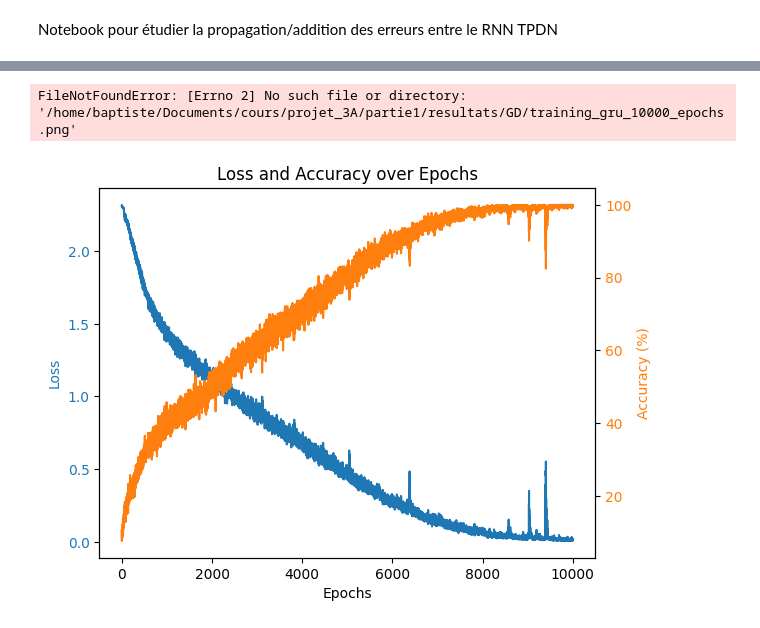
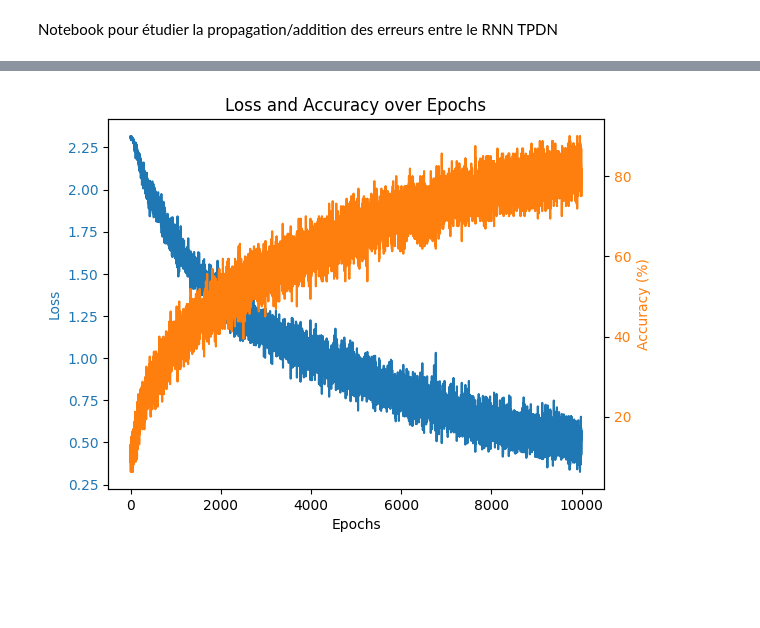
Before and after one commit to baptxste/projet_3A, a Jupyter notebook: partie1/prop_error.ipynb, the cells around one changed output, grey strips where cells are left out. Drawn from its saved outputs; the diff is of its cells as text; code cells hidden in the pictures; blank space fills up the shorter version.

```diff
--- a/partie1/prop_error.ipynb
+++ b/partie1/prop_error.ipynb
@@ -63,10 +67,11 @@ class GRUDecoderGD(nn.Module):
     def __init__(self, emb_size, hidden_size, output_size, num_layers):
         super().__init__()
         self.hidden_size = hidden_size
-        self.num_layers = 5
+        self.num_layers = num_layers
         self.rnn = nn.GRU(hidden_size, hidden_size, batch_first=True, num_layers=self.num_layers)
         self.out = nn.Linear(hidden_size, output_size)
         self.softmax = nn.LogSoftmax(dim=-1)
+        self.device = torch.device("cuda" if torch.cuda.is_available() else "cpu")
 
     def forward(self, hidden, output_len):
         """
@@ -74,7 +79,7 @@ class GRUDecoderGD(nn.Module):
         """
         batch_size = hidden.size(1)
         outputs = []
-        input_t = torch.zeros(batch_size, 1, self.hidden_size)  # entrée initiale
+        input_t = torch.zeros(batch_size, 1, self.hidden_size).to(self.device)  # entrée initiale
         for _ in range(output_len):
             output, hidden = self.rnn(input_t, hidden)
             output = self.out(output)  # (batch_size, 1, output_size)
@@ -134,16 +139,17 @@ class TensorProductEncoder(nn.Module):
 
 input_size = 10
 emb_size = 5
-hidden_size = 16
+hidden_size = 32
+
 output_size = 10
-num_layers = 5
-batch_size = 64
+num_layers = 2
+batch_size = 16
 seq_len = 10
 epochs = 10000
 learning_rate = 0.001
 
-# device = torch.device("cuda" if torch.cuda.is_available() else "cpu")
-device = torch.device('cpu')
+device = torch.device("cuda" if torch.cuda.is_available() else "cpu")
+# device = torch.device('cpu')
 print( f"using {device} ")
 encoder = GRUEncoderGD(input_size, emb_size, hidden_size, num_layers).to(device)
 decoder = GRUDecoderGD(emb_size, hidden_size, output_size, num_layers).to(device)
@@ -160,10 +166,14 @@ for epoch in range(epochs):
 
 
     _, hidden = encoder(data)
+    hidden = hidden.to(device)
     # print(hidden.shape)
-    # hidden = hidden[-1]
+    hidden = hidden[-1].unsqueeze(0).repeat(num_layers, 1, 1)
+    # on fait ca pour ne garder que la sortie de la couche finale et la copier pour avoir le bon nombre de couches pour le décodeur
+    # si on met une seule couche dans le décodeur ca bug et on veut pas la suite de couches différentes sinon on peut pas l'utiliser avec le tpdn
+
     # print(hidden.shape)
-    reconstructed_x = decoder(hidden, seq_len)
+    reconstructed_x = decoder(hidden, seq_len).argmax(dim=1)
 
     loss = criterion(reconstructed_x.view(-1, output_size), data.view(-1))
 
@@ -180,8 +190,8 @@ for epoch in range(epochs):
 
 
 
-# torch.save(encoder, "./models/GD/gru_enc.pth")
-# torch.save(decoder, "./models/GD/gru_dec.pth")
+torch.save(encoder, "gru_enc.pth")
+torch.save(decoder, "gru_dec.pth")
 
 
 fig, ax1 = plt.subplots()
@@ -199,6 +209,6 @@ ax2.tick_params(axis='y', labelcolor='tab:orange')
 
 plt.title('Loss and Accuracy over Epochs')
 
-# plt.savefig(f"./resultats/GD/training_gru_{epochs}_epochs.png")
+plt.savefig(f"training_gru_{epochs}_epochs.png")
 plt.show()
 # %% [output]
@@ -222,4 +232,3 @@ Epoch [10000/10000], Loss: 0.0112, Accuracy: 100.00%
-FileNotFoundError: [Errno 2] No such file or directory: '/home/baptiste/Documents/cours/projet_3A/partie1/resultats/GD/training_gru_10000_epochs.png'
-[figure, old version]
+[figure, new version]
 # %%
 
```
Also changed, not shown: parts of 5 cells of this notebook, 5 other files.
